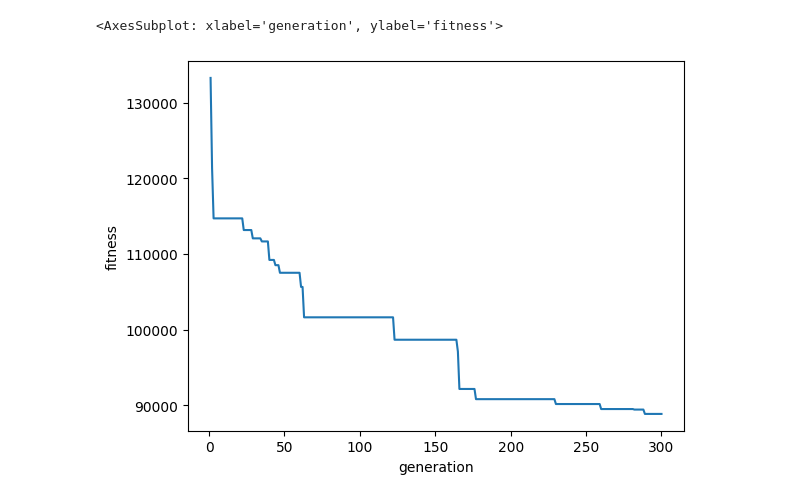
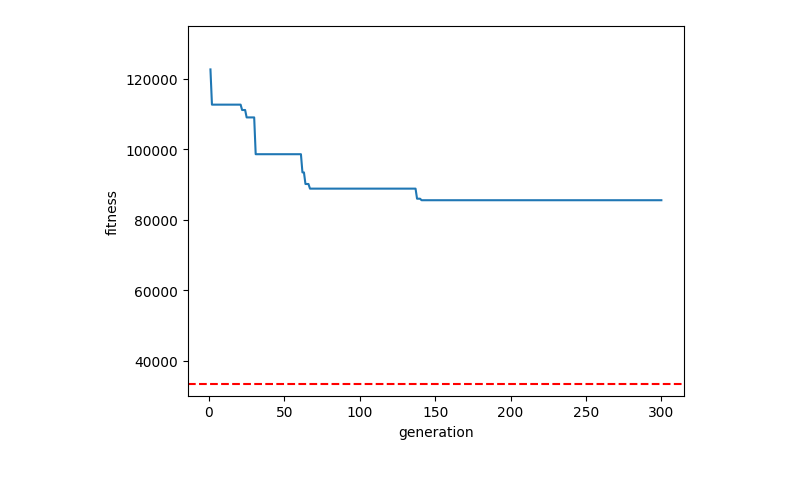
Before and after one commit to MarkusKiesel93/Self-Organizing_Systems, a Jupyter notebook: exercise_1/TSP.ipynb, the cells around one changed output. Drawn from its saved outputs; the diff is of its cells as text; code cells hidden in the pictures.

Commit message:
comapre solution with optimal solution

```diff
--- a/exercise_1/TSP.ipynb
+++ b/exercise_1/TSP.ipynb
@@ -36,12 +25,15 @@ sns.lineplot(data=ga_stats, x='generation', y='fitness')
 # %%
 PROBLEM_INSTANCE_NAME = 'ATT48'
 
 tsp_loader = TSPLoader(PROBLEM_INSTANCE_NAME)
-problem_instance = tsp_loader.load_problem_instance()
-ga = GeneticAltorithmTSP(problem_instance, population_size=200, max_generations=300)
+problem_instance, best_solution = tsp_loader.load_problem_instance()
+ga = GeneticAltorithmTSP(problem_instance, population_size=300, max_generations=300)
 ga.run()
 ga_stats = ga.fitness_df()
-sns.lineplot(data=ga_stats, x='generation', y='fitness')
+optimal_fitness = ga._evaluate_fitness(best_solution)
+chart = sns.lineplot(data=ga_stats, x='generation', y='fitness')
+plt.ylim(optimal_fitness * 0.9, ga_stats.fitness.max() * 1.1)
+chart.axhline(ga._evaluate_fitness(best_solution), color='red', linestyle='--')
+plt.show()
 # %% [output]
-<AxesSubplot: xlabel='generation', ylabel='fitness'>
-[figure, old version]
+[figure, new version]
```
Also changed, not shown: parts of 8 cells of this notebook.
